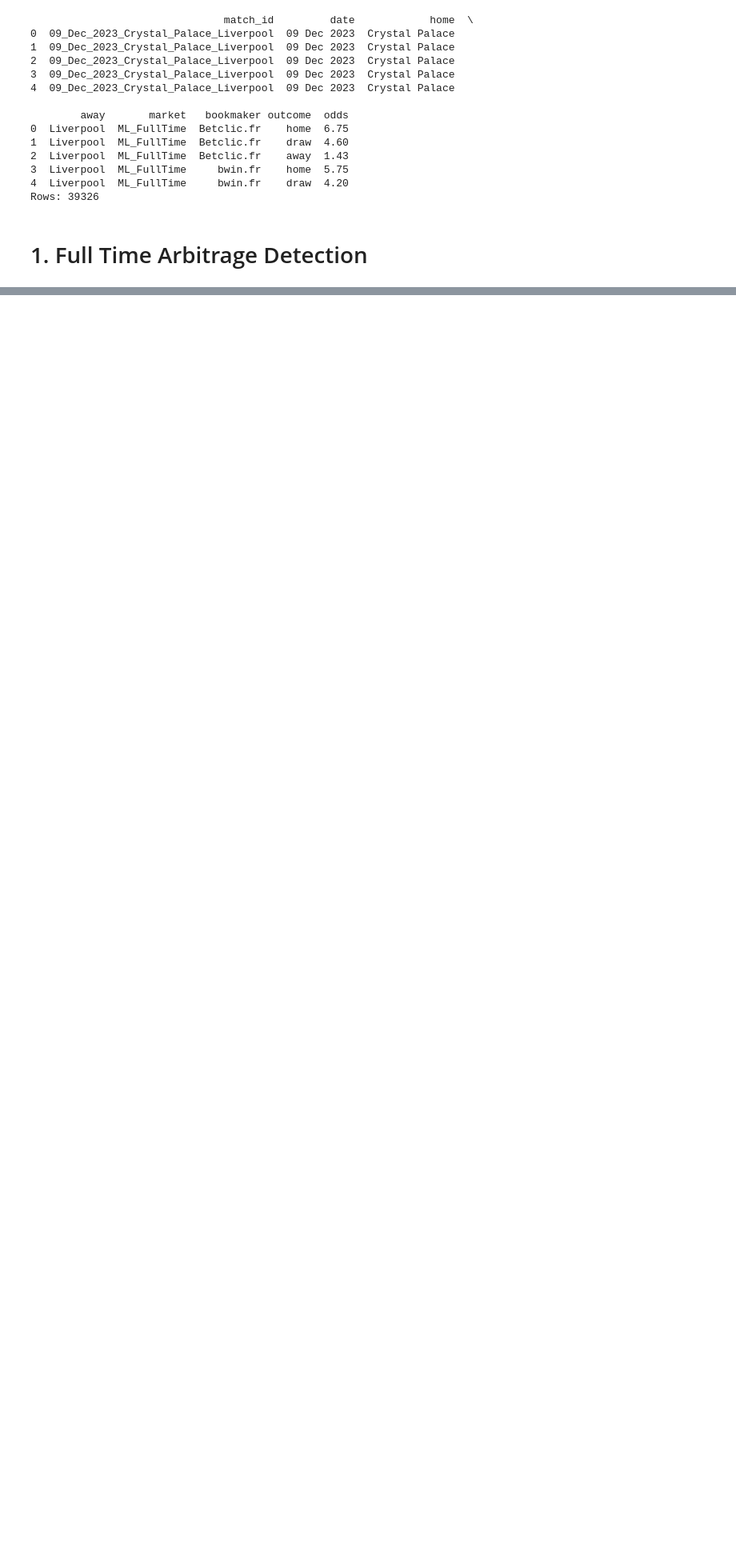
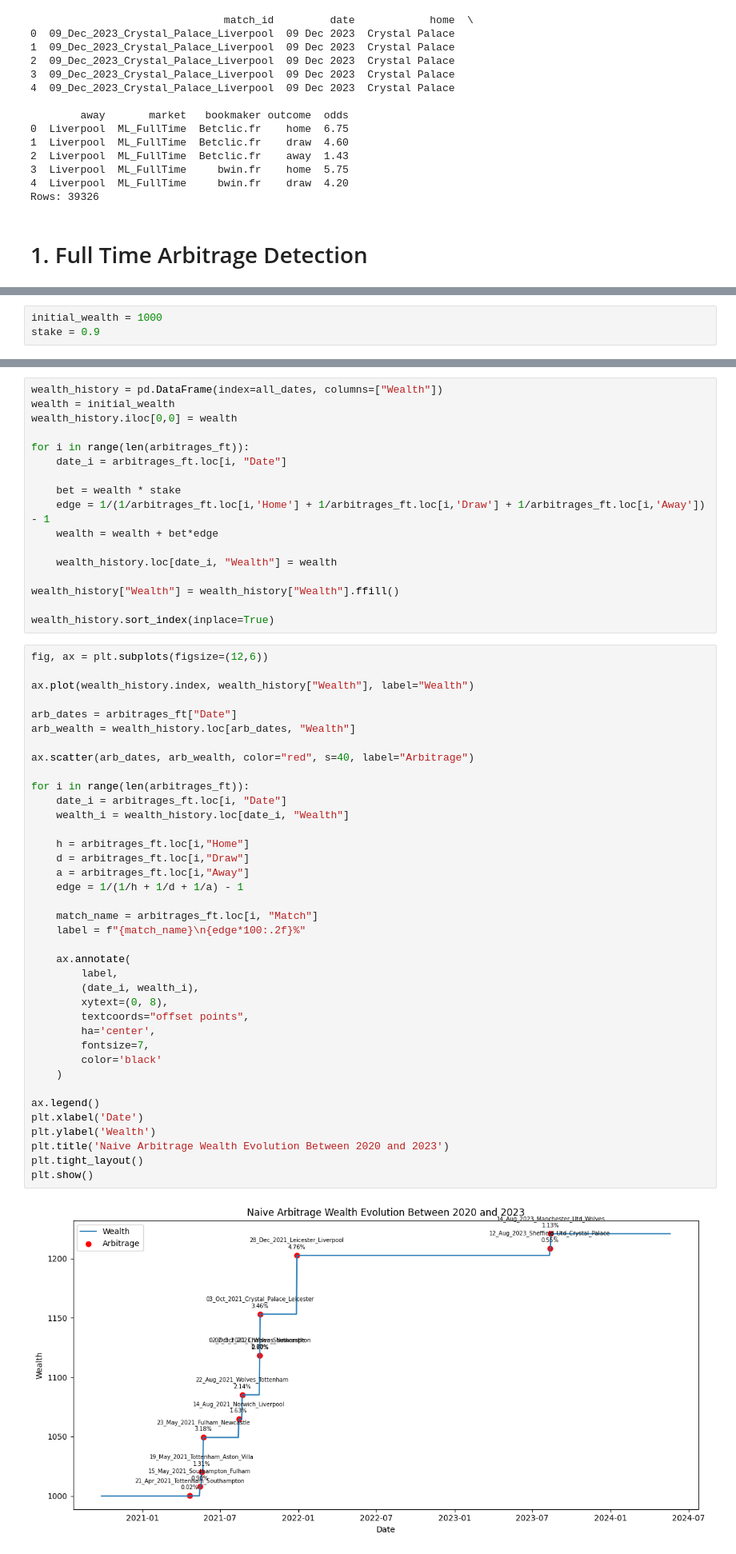
Before and after one commit to JulesArzel/Sports_Betting_Arbitrage, a Jupyter notebook: Main.ipynb, the cells around one changed output, grey strips where cells are left out. Shown: that part at 80% size. Cells and saved outputs as stored; diff of their text form; blank space fills up the shorter version.

Commit message:
Naive Arbitrage

```diff
--- a/Main.ipynb
+++ b/Main.ipynb
@@ -100,0 +119,3 @@ arbitrages_ft.head()
+# %%
+initial_wealth = 1000
+stake = 0.9
@@ -100,0 +129,57 @@ arbitrages_ft.head()
+# %%
+wealth_history = pd.DataFrame(index=all_dates, columns=["Wealth"])
+wealth = initial_wealth
+wealth_history.iloc[0,0] = wealth
+
+for i in range(len(arbitrages_ft)):
+    date_i = arbitrages_ft.loc[i, "Date"]
+
+    bet = wealth * stake
+    edge = 1/(1/arbitrages_ft.loc[i,'Home'] + 1/arbitrages_ft.loc[i,'Draw'] + 1/arbitrages_ft.loc[i,'Away']) - 1
+    wealth = wealth + bet*edge
+
+    wealth_history.loc[date_i, "Wealth"] = wealth
+
+wealth_history["Wealth"] = wealth_history["Wealth"].ffill()
+
+wealth_history.sort_index(inplace=True)
+# %%
+fig, ax = plt.subplots(figsize=(12,6))
+
+ax.plot(wealth_history.index, wealth_history["Wealth"], label="Wealth")
+
+arb_dates = arbitrages_ft["Date"]
+arb_wealth = wealth_history.loc[arb_dates, "Wealth"]
+
+ax.scatter(arb_dates, arb_wealth, color="red", s=40, label="Arbitrage")
+
+for i in range(len(arbitrages_ft)):
+    date_i = arbitrages_ft.loc[i, "Date"]
+    wealth_i = wealth_history.loc[date_i, "Wealth"]
+
+    h = arbitrages_ft.loc[i,"Home"]
+    d = arbitrages_ft.loc[i,"Draw"]
+    a = arbitrages_ft.loc[i,"Away"]
+    edge = 1/(1/h + 1/d + 1/a) - 1
+
+    match_name = arbitrages_ft.loc[i, "Match"]
+    label = f"{match_name}\n{edge*100:.2f}%"
+
+    ax.annotate(
+        label,
+        (date_i, wealth_i),
+        xytext=(0, 8),
+        textcoords="offset points",
+        ha='center',
+        fontsize=7,
+        color='black'
+    )
+
+ax.legend()
+plt.xlabel('Date')
+plt.ylabel('Wealth')
+plt.title('Naive Arbitrage Wealth Evolution Between 2020 and 2023')
+plt.tight_layout()
+plt.show()
+# %% [output]
+[figure, added]
```
Also changed, not shown: parts of 13 cells of this notebook.
